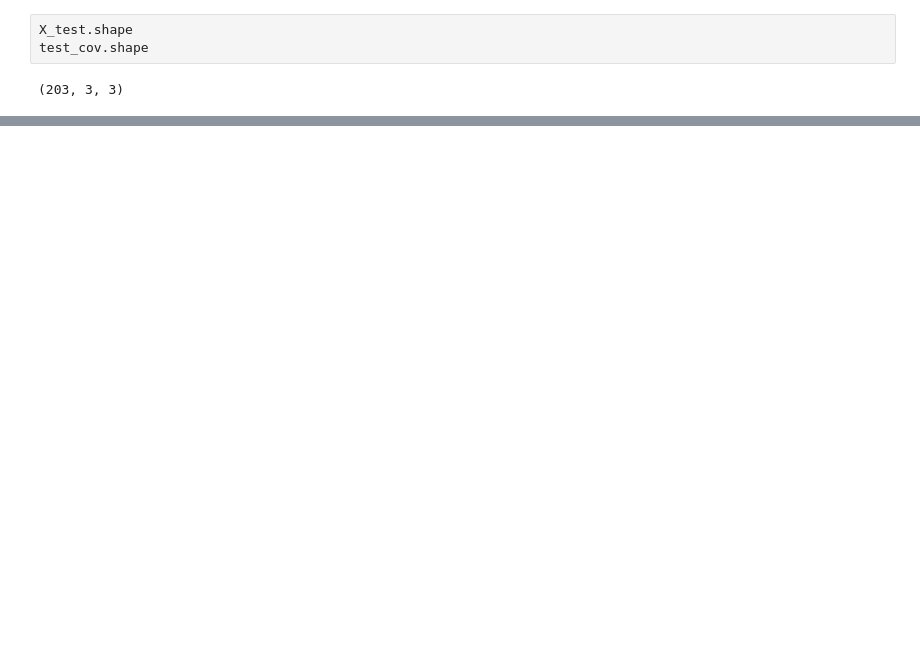
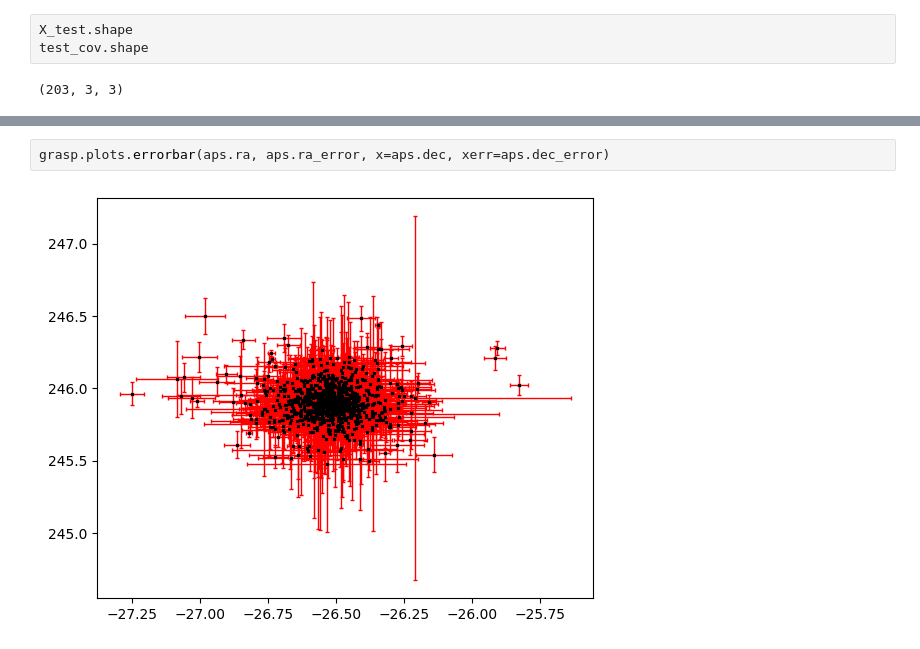
Before and after one commit to pietroferraiuolo/GRASP, a Jupyter notebook: scripts/n6121_analysis.ipynb, the cells around one changed output, grey strips where cells are left out. Cells and saved outputs as stored; diff of their text form; blank space fills up the shorter version.

```diff
--- a/scripts/n6121_analysis.ipynb
+++ b/scripts/n6121_analysis.ipynb
@@ -482,0 +562,4 @@ test_cov.shape
+# %%
+grasp.plots.errorbar(aps.ra, aps.ra_error, x=aps.dec, xerr=aps.dec_error)
+# %% [output]
+[figure, added]
```
Also changed, not shown: parts of 12 cells of this notebook, 4 other files.
